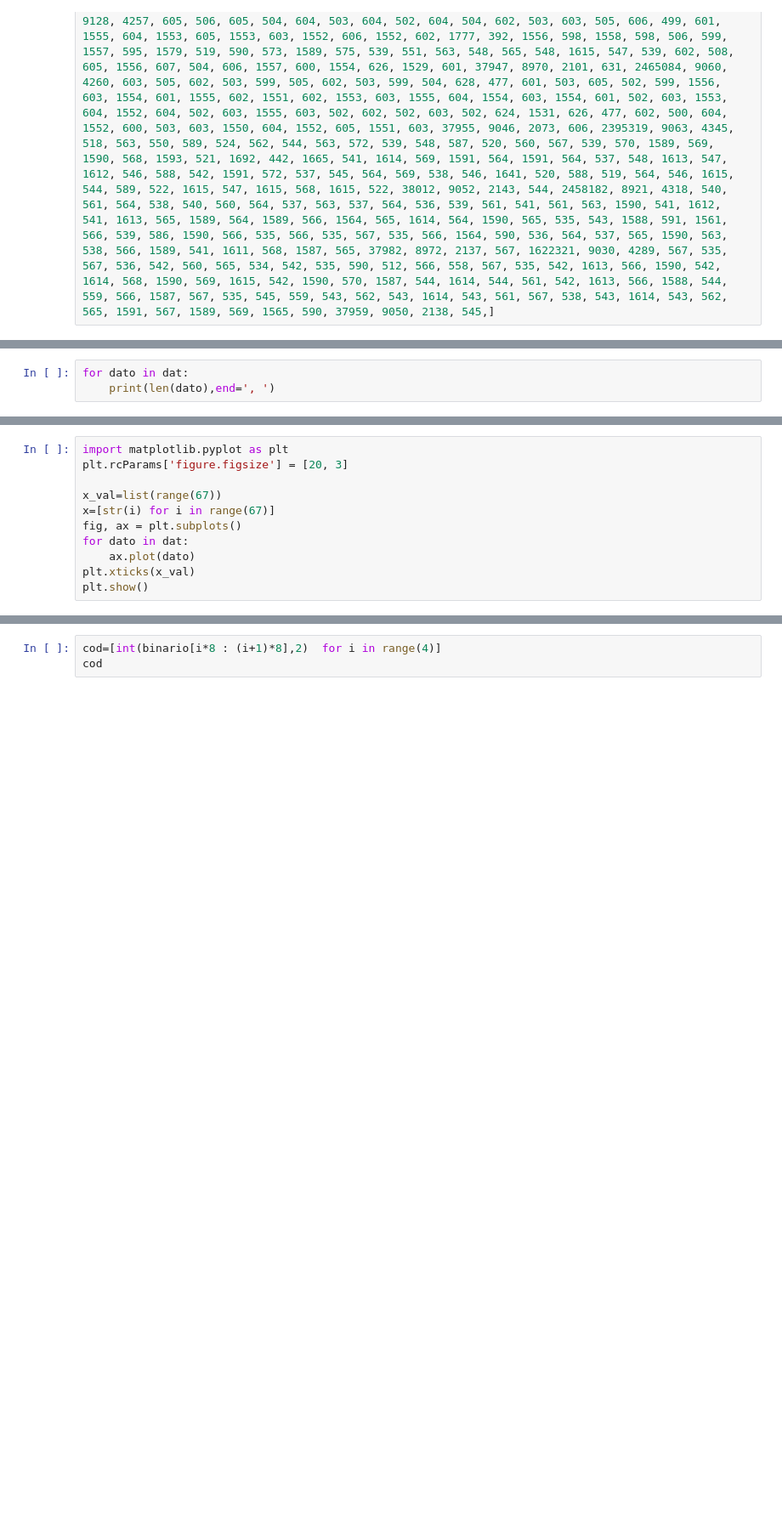
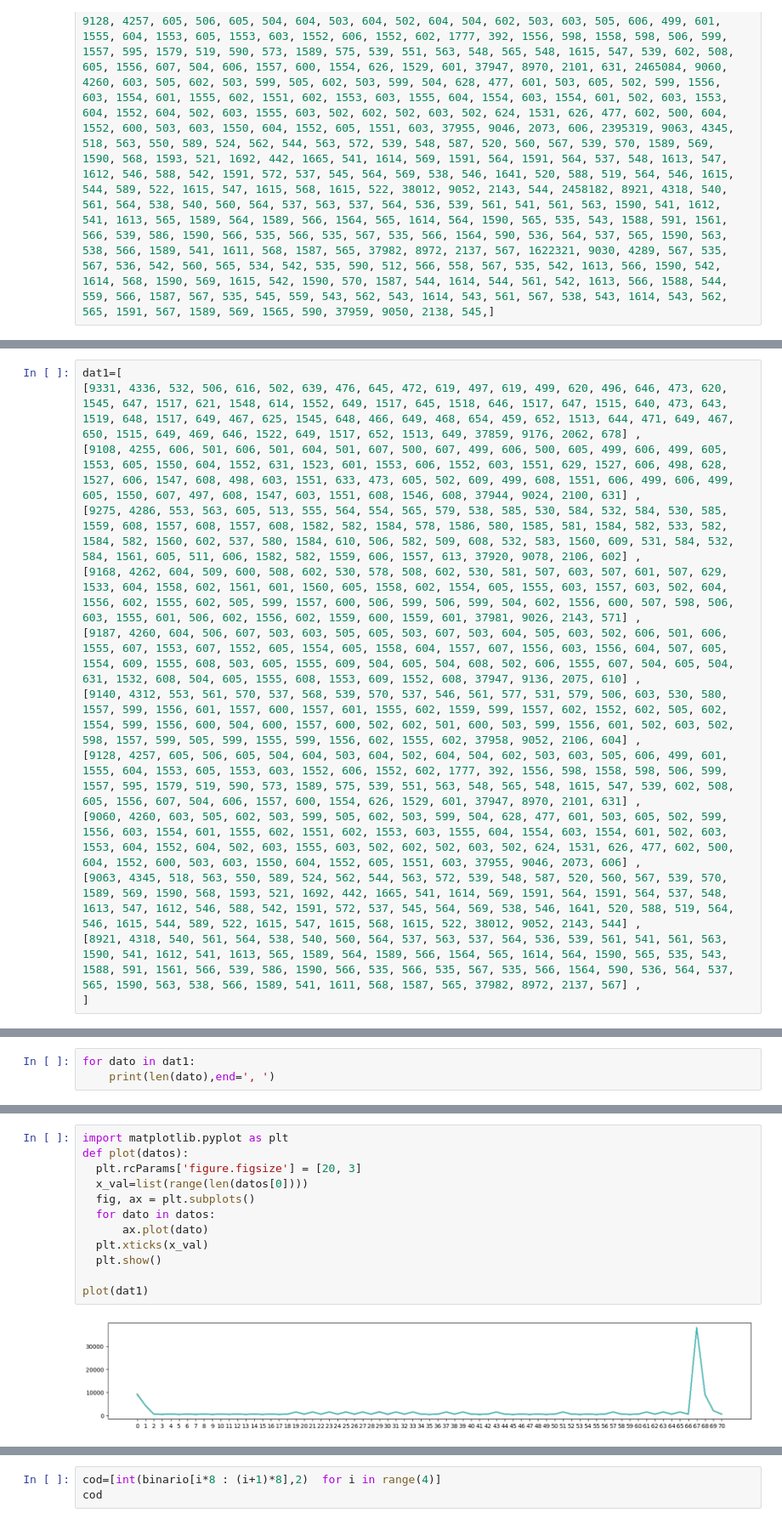
Before and after one commit to GerardoMunoz/Curso_Python, a Jupyter notebook: IR_control.ipynb, the cells around one changed output, grey strips where cells are left out. Shown at 85% size. Drawn from its saved outputs; the diff is of its cells as text; blank space fills up the shorter version.

```diff
--- a/IR_control.ipynb
+++ b/IR_control.ipynb
@@ -203,3 +183,0 @@ Se verifica que todos los datos leídos tengan el mismo número de datos
-# %%
-for dato in dat:
-    print(len(dato),end=', ')
@@ -208,11 +183,0 @@ for dato in dat:
-# %%
-import matplotlib.pyplot as plt
-plt.rcParams['figure.figsize'] = [20, 3]
-
-x_val=list(range(67))
-x=[str(i) for i in range(67)]
-fig, ax = plt.subplots()
-for dato in dat:
-    ax.plot(dato)
-plt.xticks(x_val)
-plt.show()
@@ -295,0 +206,13 @@ binario
+# %%
+dat1=[
+[9331, 4336, 532, 506, 616, 502, 639, 476, 645, 472, 619, 497, 619, 499, 620, 496, 646, 473, 620, 1545, 647, 1517, 621, 1548, 614, 1552, 649, 1517, 645, 1518, 646, 1517, 647, 1515, 640, 473, 643, 1519, 648, 1517, 649, 467, 625, 1545, 648, 466, 649, 468, 654, 459, 652, 1513, 644, 471, 649, 467, 650, 1515, 649, 469, 646, 1522, 649, 1517, 652, 1513, 649, 37859, 9176, 2062, 678] ,
+[9108, 4255, 606, 501, 606, 501, 604, 501, 607, 500, 607, 499, 606, 500, 605, 499, 606, 499, 605, 1553, 605, 1550, 604, 1552, 631, 1523, 601, 1553, 606, 1552, 603, 1551, 629, 1527, 606, 498, 628, 1527, 606, 1547, 608, 498, 603, 1551, 633, 473, 605, 502, 609, 499, 608, 1551, 606, 499, 606, 499, 605, 1550, 607, 497, 608, 1547, 603, 1551, 608, 1546, 608, 37944, 9024, 2100, 631] ,
+[9275, 4286, 553, 563, 605, 513, 555, 564, 554, 565, 579, 538, 585, 530, 584, 532, 584, 530, 585, 1559, 608, 1557, 608, 1557, 608, 1582, 582, 1584, 578, 1586, 580, 1585, 581, 1584, 582, 533, 582, 1584, 582, 1560, 602, 537, 580, 1584, 610, 506, 582, 509, 608, 532, 583, 1560, 609, 531, 584, 532, 584, 1561, 605, 511, 606, 1582, 582, 1559, 606, 1557, 613, 37920, 9078, 2106, 602] ,
+[9168, 4262, 604, 509, 600, 508, 602, 530, 578, 508, 602, 530, 581, 507, 603, 507, 601, 507, 629, 1533, 604, 1558, 602, 1561, 601, 1560, 605, 1558, 602, 1554, 605, 1555, 603, 1557, 603, 502, 604, 1556, 602, 1555, 602, 505, 599, 1557, 600, 506, 599, 506, 599, 504, 602, 1556, 600, 507, 598, 506, 603, 1555, 601, 506, 602, 1556, 602, 1559, 600, 1559, 601, 37981, 9026, 2143, 571] ,
+[9187, 4260, 604, 506, 607, 503, 603, 505, 605, 503, 607, 503, 604, 505, 603, 502, 606, 501, 606, 1555, 607, 1553, 607, 1552, 605, 1554, 605, 1558, 604, 1557, 607, 1556, 603, 1556, 604, 507, 605, 1554, 609, 1555, 608, 503, 605, 1555, 609, 504, 605, 504, 608, 502, 606, 1555, 607, 504, 605, 504, 631, 1532, 608, 504, 605, 1555, 608, 1553, 609, 1552, 608, 37947, 9136, 2075, 610] ,
+[9140, 4312, 553, 561, 570, 537, 568, 539, 570, 537, 546, 561, 577, 531, 579, 506, 603, 530, 580, 1557, 599, 1556, 601, 1557, 600, 1557, 601, 1555, 602, 1559, 599, 1557, 602, 1552, 602, 505, 602, 1554, 599, 1556, 600, 504, 600, 1557, 600, 502, 602, 501, 600, 503, 599, 1556, 601, 502, 603, 502, 598, 1557, 599, 505, 599, 1555, 599, 1556, 602, 1555, 602, 37958, 9052, 2106, 604] ,
+[9128, 4257, 605, 506, 605, 504, 604, 503, 604, 502, 604, 504, 602, 503, 603, 505, 606, 499, 601, 1555, 604, 1553, 605, 1553, 603, 1552, 606, 1552, 602, 1777, 392, 1556, 598, 1558, 598, 506, 599, 1557, 595, 1579, 519, 590, 573, 1589, 575, 539, 551, 563, 548, 565, 548, 1615, 547, 539, 602, 508, 605, 1556, 607, 504, 606, 1557, 600, 1554, 626, 1529, 601, 37947, 8970, 2101, 631] ,
+[9060, 4260, 603, 505, 602, 503, 599, 505, 602, 503, 599, 504, 628, 477, 601, 503, 605, 502, 599, 1556, 603, 1554, 601, 1555, 602, 1551, 602, 1553, 603, 1555, 604, 1554, 603, 1554, 601, 502, 603, 1553, 604, 1552, 604, 502, 603, 1555, 603, 502, 602, 502, 603, 502, 624, 1531, 626, 477, 602, 500, 604, 1552, 600, 503, 603, 1550, 604, 1552, 605, 1551, 603, 37955, 9046, 2073, 606] ,
+[9063, 4345, 518, 563, 550, 589, 524, 562, 544, 563, 572, 539, 548, 587, 520, 560, 567, 539, 570, 1589, 569, 1590, 568, 1593, 521, 1692, 442, 1665, 541, 1614, 569, 1591, 564, 1591, 564, 537, 548, 1613, 547, 1612, 546, 588, 542, 1591, 572, 537, 545, 564, 569, 538, 546, 1641, 520, 588, 519, 564, 546, 1615, 544, 589, 522, 1615, 547, 1615, 568, 1615, 522, 38012, 9052, 2143, 544] ,
+[8921, 4318, 540, 561, 564, 538, 540, 560, 564, 537, 563, 537, 564, 536, 539, 561, 541, 561, 563, 1590, 541, 1612, 541, 1613, 565, 1589, 564, 1589, 566, 1564, 565, 1614, 564, 1590, 565, 535, 543, 1588, 591, 1561, 566, 539, 586, 1590, 566, 535, 566, 535, 567, 535, 566, 1564, 590, 536, 564, 537, 565, 1590, 563, 538, 566, 1589, 541, 1611, 568, 1587, 565, 37982, 8972, 2137, 567] ,
+]
@@ -295,0 +221,3 @@ binario
+# %%
+for dato in dat1:
+    print(len(dato),end=', ')
@@ -295,0 +228,14 @@ binario
+# %%
+import matplotlib.pyplot as plt
+def plot(datos):
+  plt.rcParams['figure.figsize'] = [20, 3]
+  x_val=list(range(len(datos[0])))
+  fig, ax = plt.subplots()
+  for dato in datos:
+      ax.plot(dato)
+  plt.xticks(x_val)
+  plt.show()
+
+plot(dat1)
+# %% [output]
+[figure, added]
```
Also changed, not shown: parts of 43 cells of this notebook.
